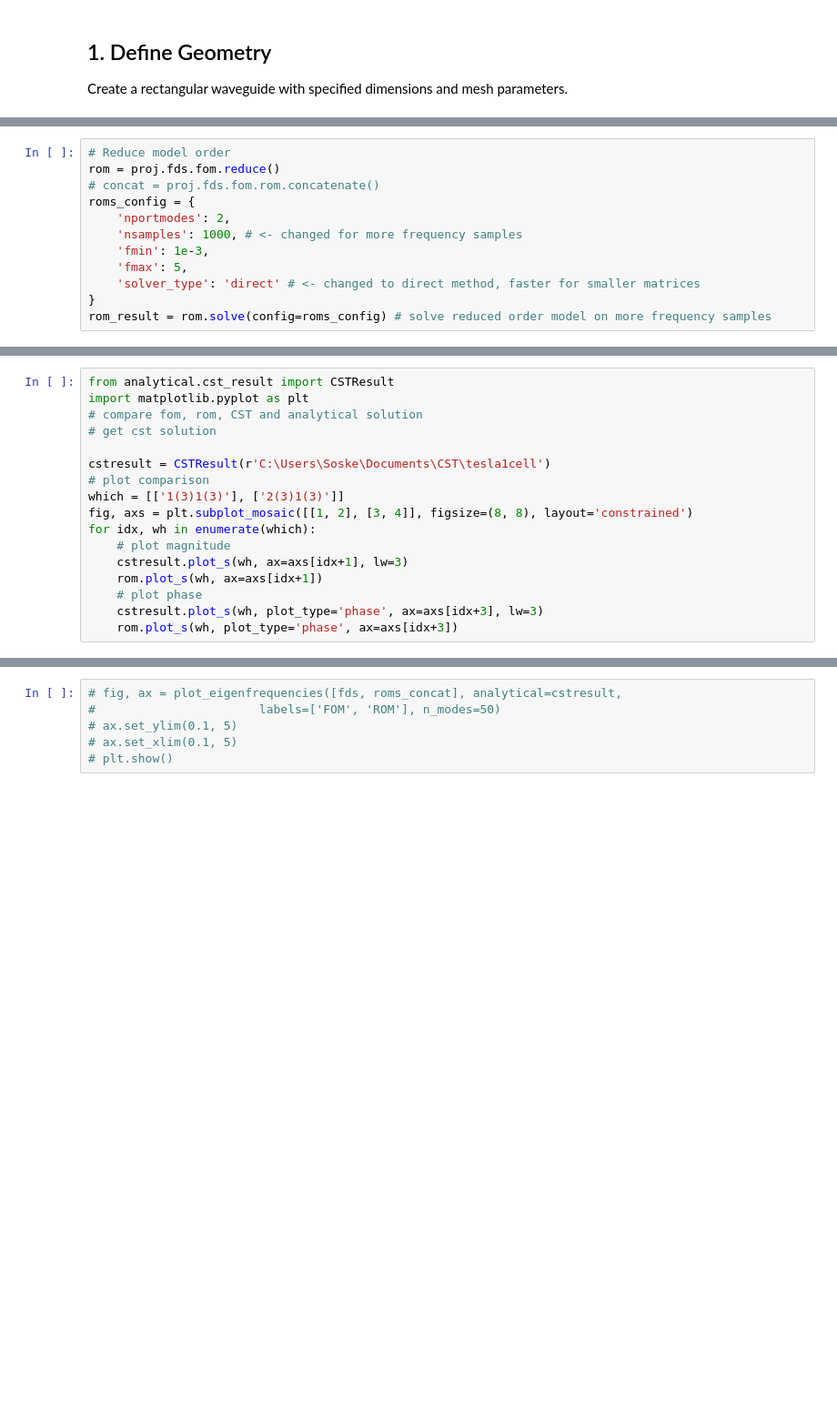
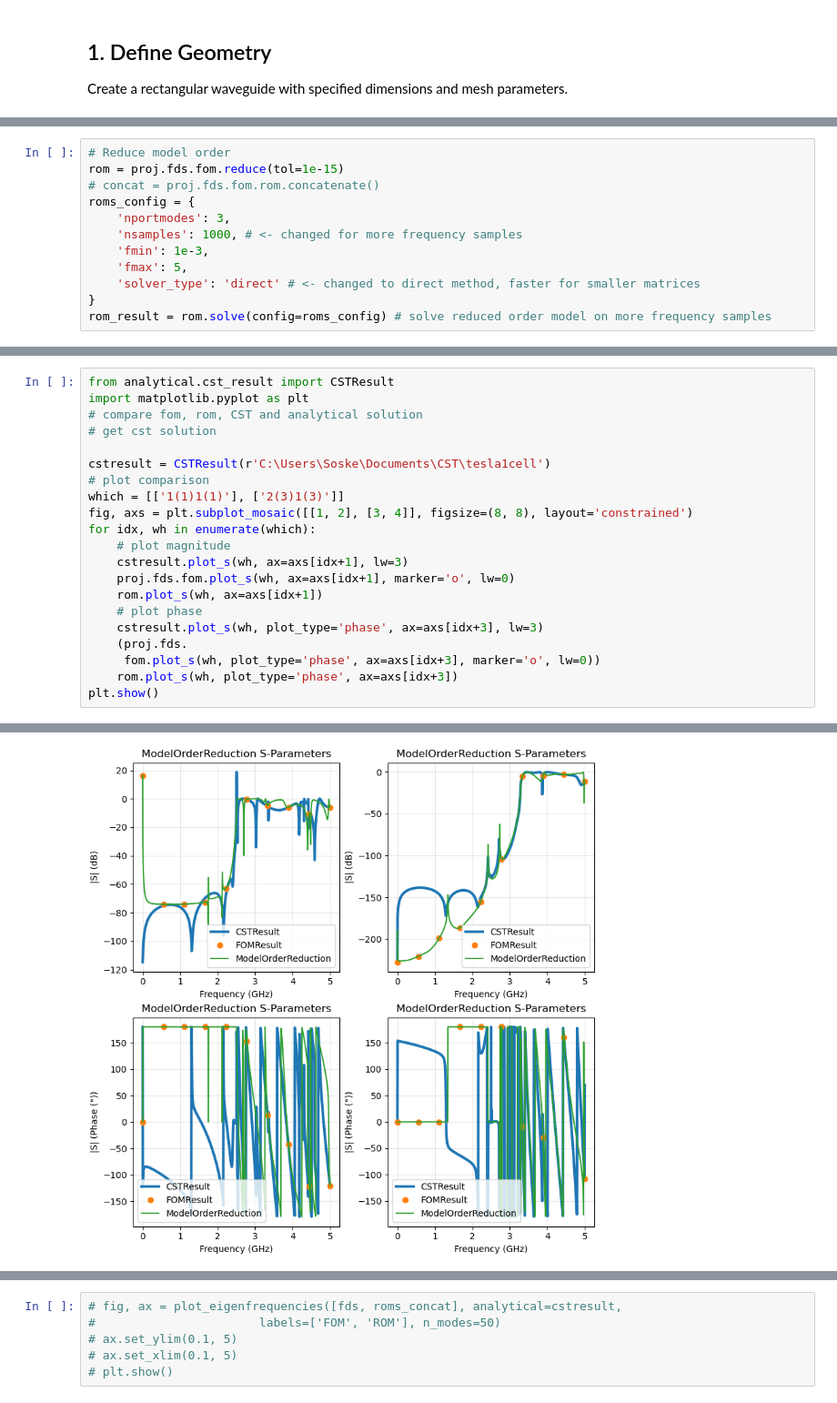
Before and after one commit to Dark-Elektron/cavsim3d, a Jupyter notebook: examples/tesla_step/tesla.ipynb, the cells around one changed output, grey strips where cells are left out. Shown at 91% size. Cells and saved outputs as stored; diff of their text form; blank space fills up the shorter version.

```diff
--- a/examples/tesla_step/tesla.ipynb
+++ b/examples/tesla_step/tesla.ipynb
@@ -93,9 +141,9 @@ for idx, wh in enumerate(which):
 # %%
 # Reduce model order
-rom = proj.fds.fom.reduce()
+rom = proj.fds.fom.reduce(tol=1e-15)
 # concat = proj.fds.fom.rom.concatenate()
 roms_config = {
-    'nportmodes': 2,
+    'nportmodes': 3,
     'nsamples': 1000, # <- changed for more frequency samples
     'fmin': 1e-3,
     'fmax': 5,
@@ -110,12 +174,17 @@ import matplotlib.pyplot as plt
 
 cstresult = CSTResult(r'C:\Users\Soske\Documents\CST\tesla1cell')
 # plot comparison
-which = [['1(3)1(3)'], ['2(3)1(3)']]
+which = [['1(1)1(1)'], ['2(3)1(3)']]
 fig, axs = plt.subplot_mosaic([[1, 2], [3, 4]], figsize=(8, 8), layout='constrained')
 for idx, wh in enumerate(which):
     # plot magnitude
     cstresult.plot_s(wh, ax=axs[idx+1], lw=3)
+    proj.fds.fom.plot_s(wh, ax=axs[idx+1], marker='o', lw=0)
     rom.plot_s(wh, ax=axs[idx+1])
     # plot phase
     cstresult.plot_s(wh, plot_type='phase', ax=axs[idx+3], lw=3)
+    (proj.fds.
+     fom.plot_s(wh, plot_type='phase', ax=axs[idx+3], marker='o', lw=0))
     rom.plot_s(wh, plot_type='phase', ax=axs[idx+3])
+plt.show()
+# %% [output]
@@ -121,0 +197 @@ for idx, wh in enumerate(which):
+[figure, added]
```
Also changed, not shown: parts of 17 cells of this notebook, 46 other files.
